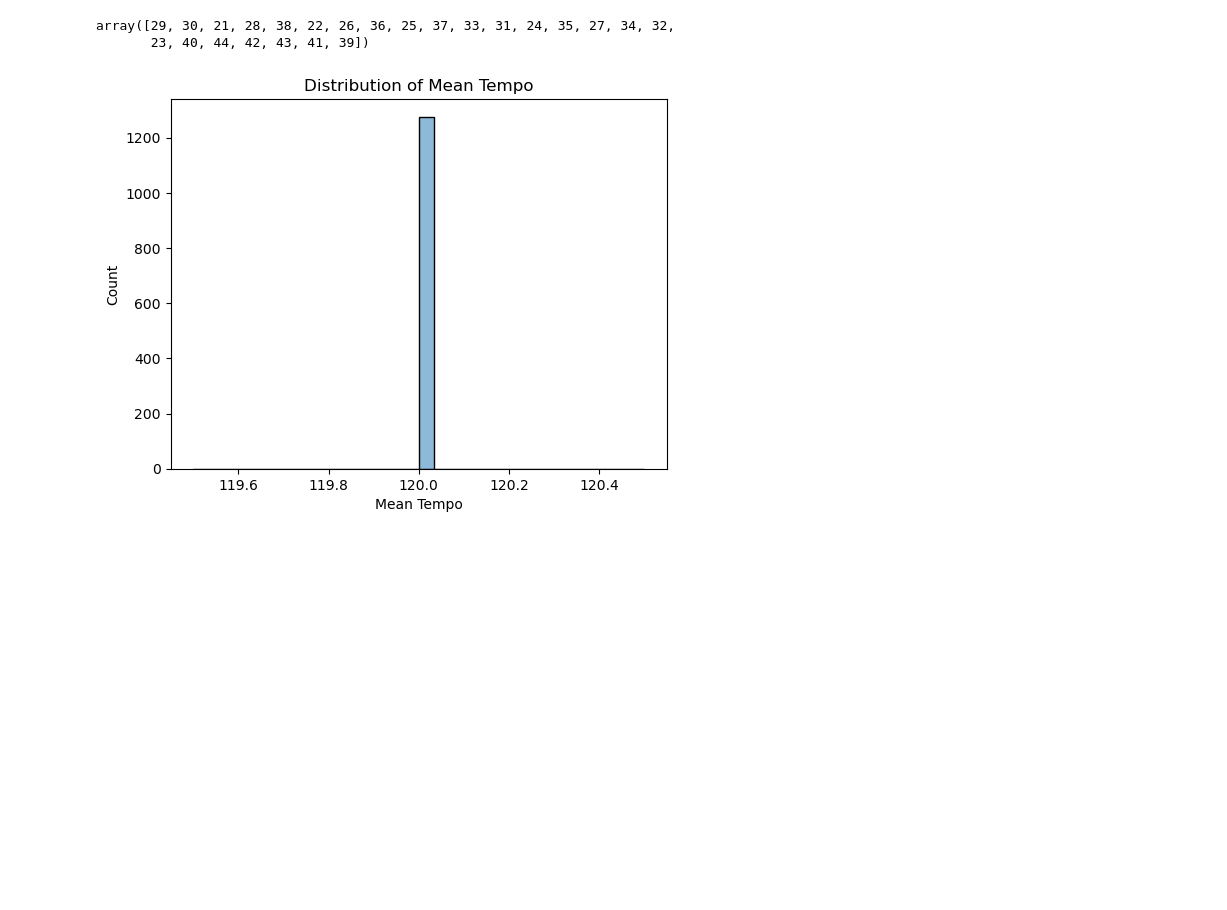
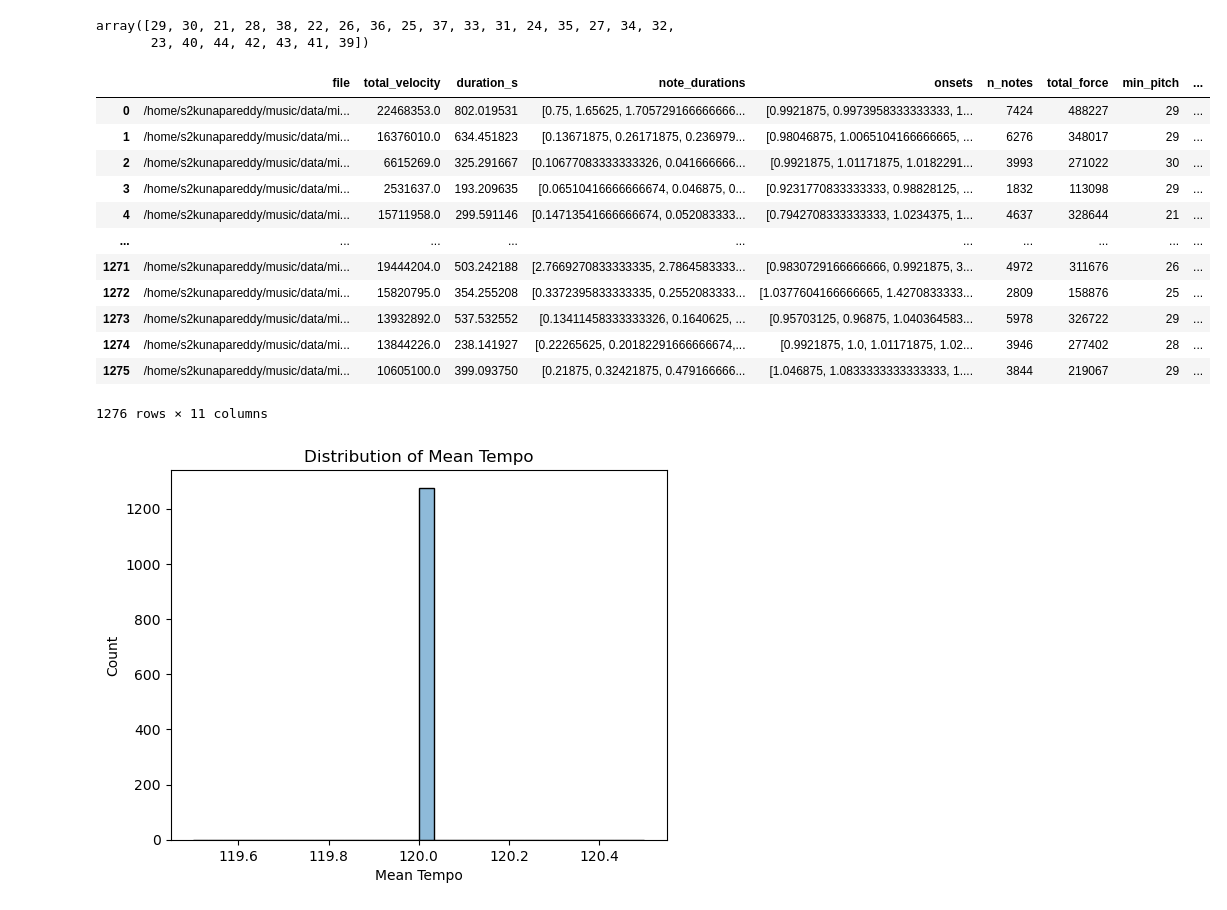
Before and after one commit to mokshitagupta/music, a Jupyter notebook: eda.ipynb, the cells around one changed output. Saved outputs shown, nothing was run; the diff lists cells and outputs as text; code cells hidden in the pictures; blank space fills up the shorter version.

```diff
--- a/eda.ipynb
+++ b/eda.ipynb
@@ -119,6 +119,22 @@ df.min_pitch.unique()
 # %% [output]
 array([29, 30, 21, 28, 38, 22, 26, 36, 25, 37, 33, 31, 24, 35, 27, 34, 32,
        23, 40, 44, 42, 43, 41, 39])
+# %%
+df
+# %% [output]
+|  | file | total_velocity | duration_s | note_durations | onsets | n_notes | total_force | min_pitch | ... |
+| 0 | /home/s2kunapareddy/music/data/mi... | 22468353.0 | 802.019531 | [0.75, 1.65625, 1.705729166666666... | [0.9921875, 0.9973958333333333, 1... | 7424 | 488227 | 29 | ... |
+| 1 | /home/s2kunapareddy/music/data/mi... | 16376010.0 | 634.451823 | [0.13671875, 0.26171875, 0.236979... | [0.98046875, 1.0065104166666665, ... | 6276 | 348017 | 29 | ... |
+| 2 | /home/s2kunapareddy/music/data/mi... | 6615269.0 | 325.291667 | [0.10677083333333326, 0.041666666... | [0.9921875, 1.01171875, 1.0182291... | 3993 | 271022 | 30 | ... |
+| 3 | /home/s2kunapareddy/music/data/mi... | 2531637.0 | 193.209635 | [0.06510416666666674, 0.046875, 0... | [0.9231770833333333, 0.98828125, ... | 1832 | 113098 | 29 | ... |
+| 4 | /home/s2kunapareddy/music/data/mi... | 15711958.0 | 299.591146 | [0.14713541666666674, 0.052083333... | [0.7942708333333333, 1.0234375, 1... | 4637 | 328644 | 21 | ... |
+| ... | ... | ... | ... | ... | ... | ... | ... | ... | ... |
+| 1271 | /home/s2kunapareddy/music/data/mi... | 19444204.0 | 503.242188 | [2.7669270833333335, 2.7864583333... | [0.9830729166666666, 0.9921875, 3... | 4972 | 311676 | 26 | ... |
+| 1272 | /home/s2kunapareddy/music/data/mi... | 15820795.0 | 354.255208 | [0.3372395833333335, 0.2552083333... | [1.0377604166666665, 1.4270833333... | 2809 | 158876 | 25 | ... |
+| 1273 | /home/s2kunapareddy/music/data/mi... | 13932892.0 | 537.532552 | [0.13411458333333326, 0.1640625, ... | [0.95703125, 0.96875, 1.040364583... | 5978 | 326722 | 29 | ... |
+| 1274 | /home/s2kunapareddy/music/data/mi... | 13844226.0 | 238.141927 | [0.22265625, 0.20182291666666674,... | [0.9921875, 1.0, 1.01171875, 1.02... | 3946 | 277402 | 28 | ... |
+| 1275 | /home/s2kunapareddy/music/data/mi... | 10605100.0 | 399.093750 | [0.21875, 0.32421875, 0.479166666... | [1.046875, 1.0833333333333333, 1.... | 3844 | 219067 | 29 | ... |
+1276 rows × 11 columns
 # %%
 import matplotlib.pyplot as plt
 import seaborn as sns
```
Also changed, not shown: parts of 5 cells of this notebook.
